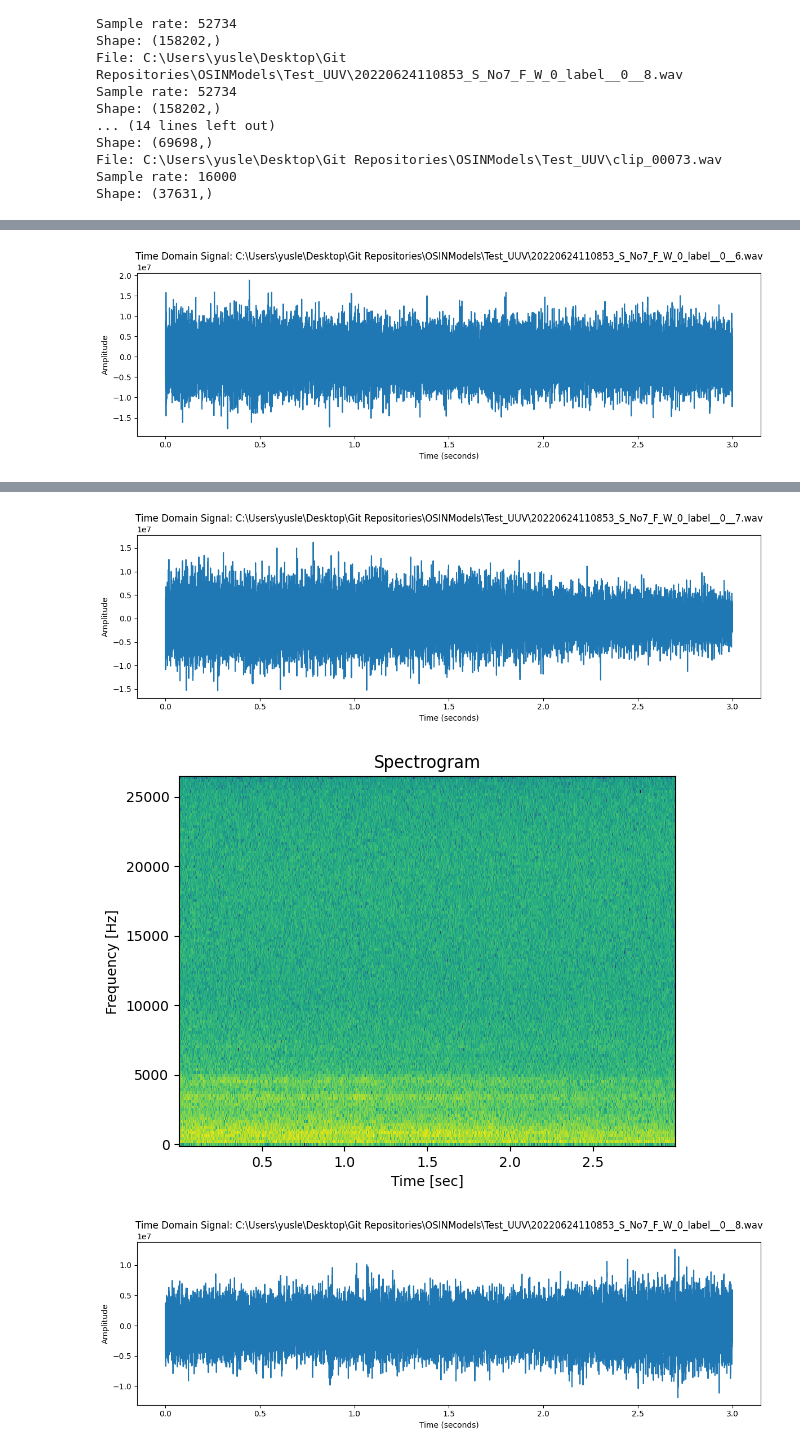
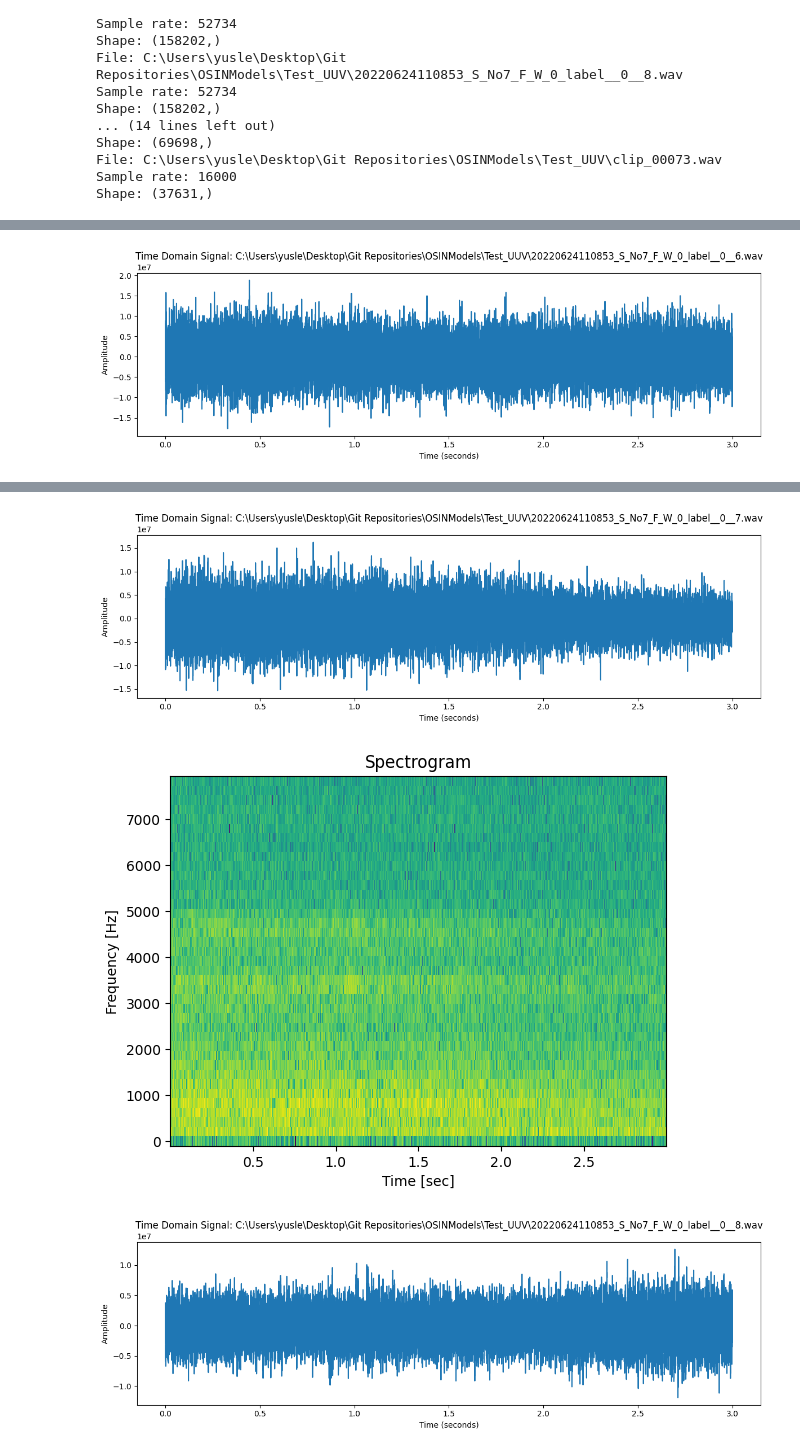
Before and after one commit to YuslenLopez/OSINModels, a Jupyter notebook: testUUV.ipynb, the cells around one changed output, grey strips where cells are left out. Cells and saved outputs as stored; diff of their text form; code cells hidden in the pictures.

```diff
--- a/testUUV.ipynb
+++ b/testUUV.ipynb
@@ -53,6 +56,9 @@ import matplotlib.pyplot as plt
 from scipy.io import wavfile
 import numpy as np
 
+"""
+Update the folder path to reflect your own !!!
+"""
 #folder path for sound files
 folder_path=r"C:\Users\yusle\Desktop\Git Repositories\OSINModels\Test_UUV\*.wav"
 
@@ -102,11 +108,11 @@ for file_path in glob.glob(folder_path):
     # plt.title('Spectrogram')
 
     #Masking Spectrogram
-    # freq_min=0
-    # freq_max=10000
-    # f_mask=(f>=freq_min)&(f<=freq_max)
-    # Sxx=Sxx[f_mask,:] #masking / isolating the sound
-    # f = f[f_mask]
+    freq_min=0
+    freq_max=8000
+    f_mask=(f>=freq_min)&(f<=freq_max)
+    Sxx=Sxx[f_mask,:] #masking / isolating the sound
+    f = f[f_mask]
 
     plt.pcolormesh(t,f,10*np.log10(Sxx))
     plt.ylabel('Frequency [Hz]')
@@ -122,3 +128,3 @@ for file_path in glob.glob(folder_path):
 [figure]
-[figure, old version]
+[figure, new version]
 [figure]
```
Also changed, not shown: parts of 2 cells of this notebook, 6 other files.
